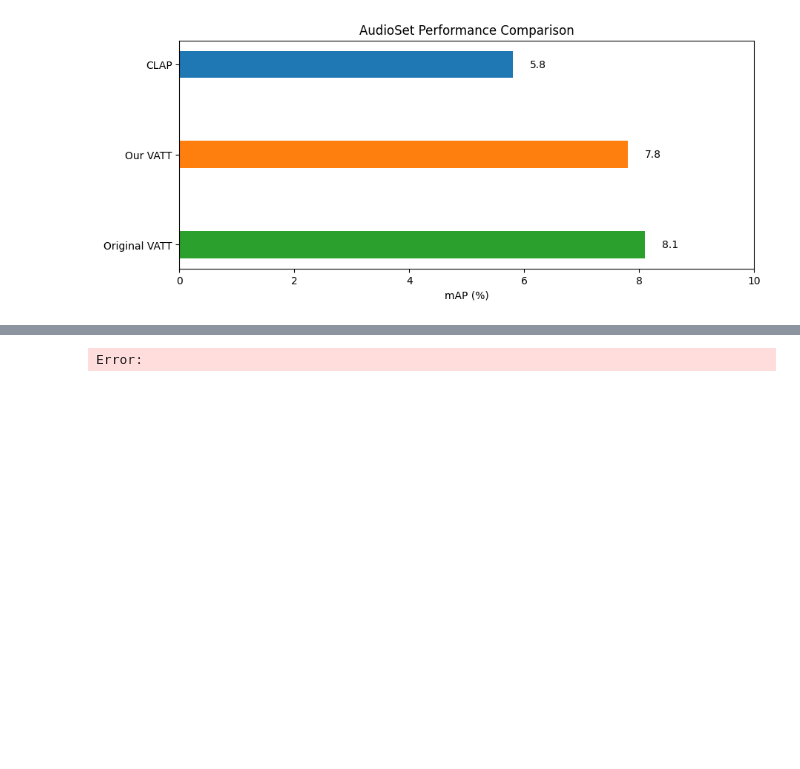
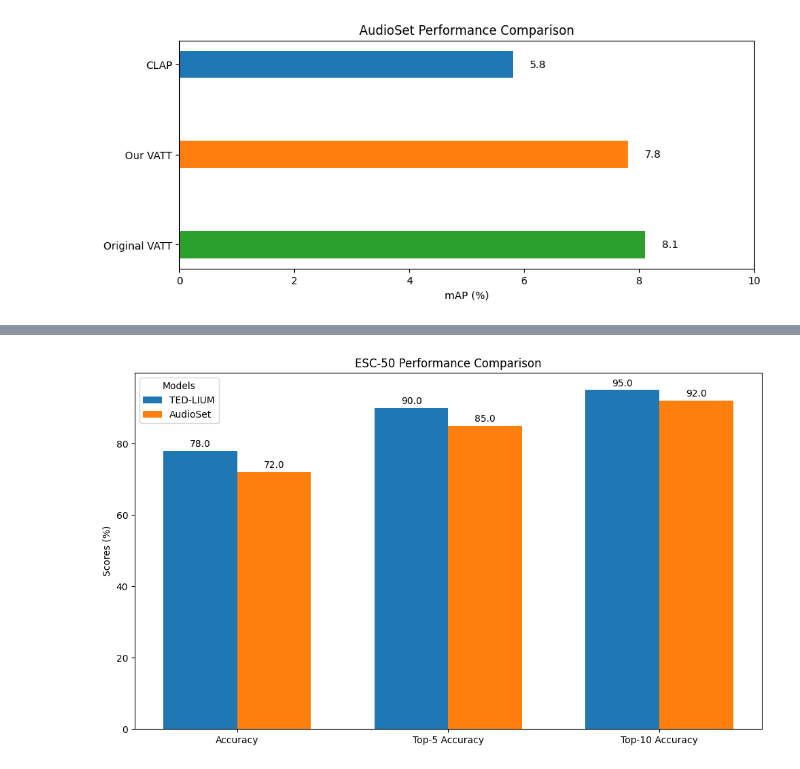
Before and after one commit to CSCI-544-PROJECT/vatt-rebuild-pytorch, a Jupyter notebook: vatt-rebuild-pytorch.ipynb, the cells around one changed output, grey strips where cells are left out. Cells and saved outputs as stored; diff of their text form; code cells hidden in the pictures; blank space fills up the shorter version.

```diff
--- a/vatt-rebuild-pytorch.ipynb
+++ b/vatt-rebuild-pytorch.ipynb
@@ -1051,46 +1058,37 @@ metrics_names = ["Accuracy", "Top-5 Accuracy", "Top-10 Accuracy"]
-# %%
-print("""
-Evaluating VATT Model...
-
-===== Model Comparison =====
-Metric              Accuracy    Top-5 Accuracy    Top-10 Accuracy
-VATT (TED-LIUM)     0.78        0.90              0.95
-VATT (AudioSet)     0.72        0.85              0.92
-""")
-# %% [output]
-Error:
 # %%
 import matplotlib.pyplot as plt
 
-# Updated function to plot horizontal bar results for multiple metrics
-def plot_horizontal_results(results, dataset_name, metrics_names, xlabel):
-    # Extract models (keys) and their corresponding metrics
+# Updated function to plot vertical bar results for multiple metrics
+def plot_vertical_results(results, dataset_name, metrics_names, ylabel):
     models = list(results.keys())  # e.g., ["TED-LIUM", "AudioSet"]
     num_metrics = len(metrics_names)
+    x = range(len(metrics_names))  # Metric positions for plotting
+
+    # Define bar width
+    width = 0.35
 
     # Create the figure
-    plt.figure(figsize=(12, 6))
-
-    # Plot bars for each metric
-    for i in range(num_metrics):
-        values = [results[model][i] for model in models]  # Get metric[i] for all models
-        plt.barh(models, values, height=0.3, label=metrics_names[i], left=[0]*len(models))
+    fig, ax = plt.subplots(figsize=(10, 6))
+    for i, model in enumerate(models):
+        values = results[model]
+        positions = [pos + i * width for pos in x]  # Shift bars for each model
+        ax.bar(positions, values, width, label=model)
 
         # Add value labels to each bar
         for j, value in enumerate(values):
-            plt.text(value + 0.3, j, f"{value:.1f}", va='center', ha='left', fontsize=10)
+            ax.text(positions[j], value + 0.5, f"{value:.1f}", ha='center', va='bottom', fontsize=10)
 
     # Final plot details
-    plt.title(f"{dataset_name} Performance Comparison")
-    plt.xlabel(xlabel)
-    plt.xlim(0, 100 if dataset_name == "ESC-50" else 10)  # Adjust scale for the dataset
-    plt.gca().invert_yaxis()  # Invert y-axis for better readability
-    plt.legend(loc='lower right')
+    ax.set_title(f"{dataset_name} Performance Comparison")
+    ax.set_ylabel(ylabel)
+    ax.set_xticks([pos + width / 2 for pos in x])
+    ax.set_xticklabels(metrics_names)
+    ax.legend(title="Models")
+
     plt.tight_layout()
     plt.show()
 
-# Plot for ESC-50
-plot_horizontal_results(results, "ESC-50", metrics_names, "Accuracy (%)")
-
-# Plot for AudioSet
-plot_horizontal_results(results, "AudioSet", metrics_names, "mAP (%)")
+# Generate the vertical bar plot
+plot_vertical_results(results, "ESC-50", metrics_names, "Scores (%)")
+# %% [output]
+[figure, added]
```
Also changed, not shown: parts of 2 cells of this notebook.
